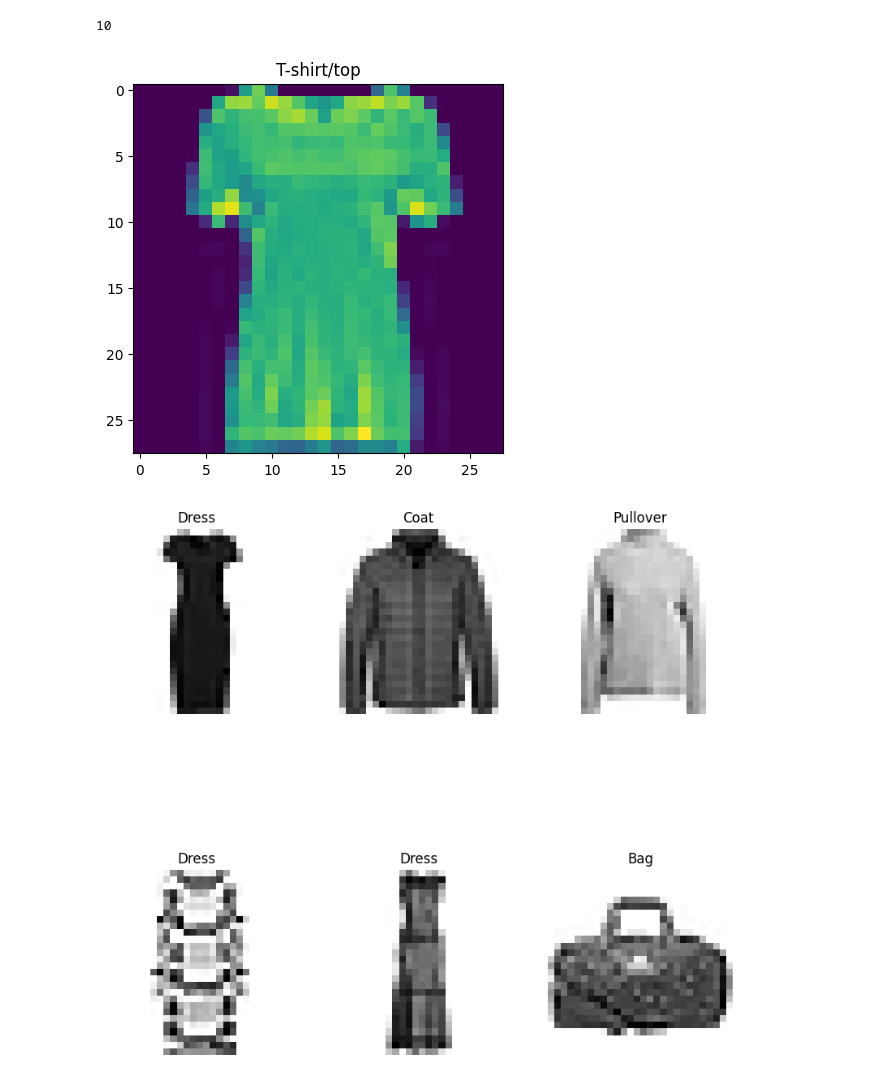
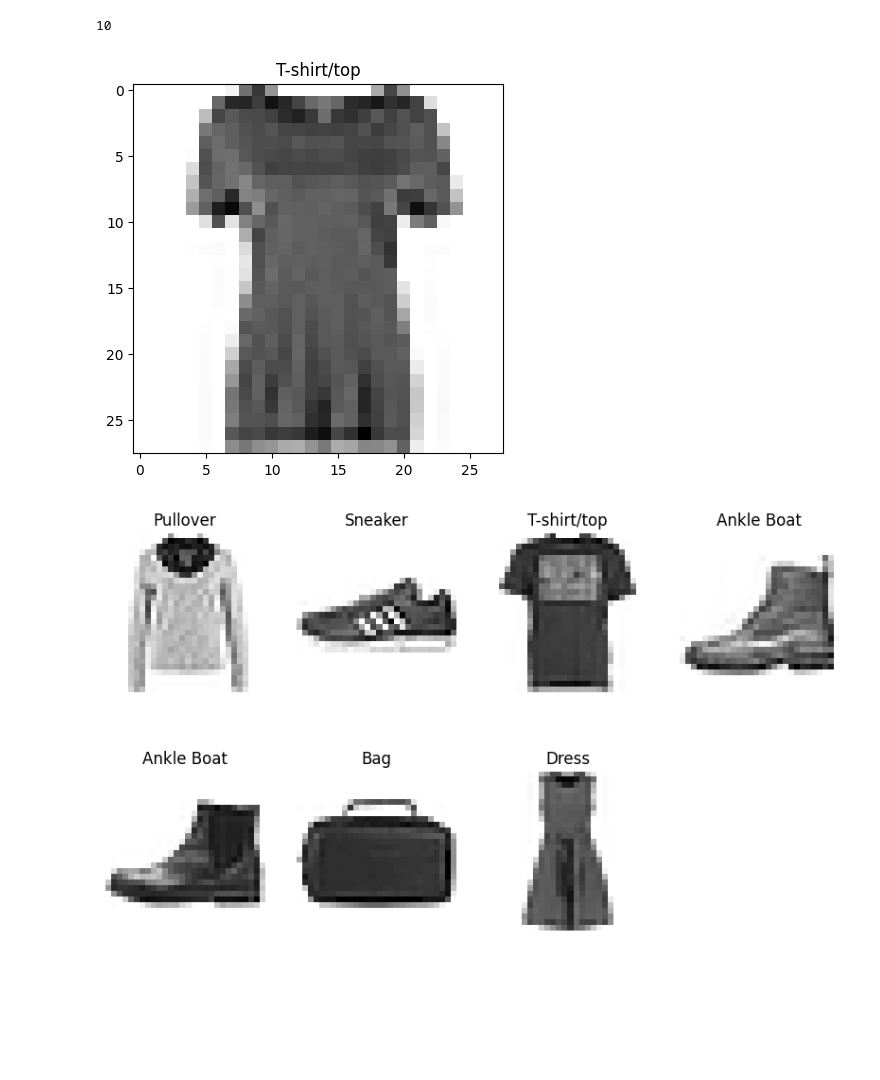
Before and after one commit to hvanli/01_tensorflow_htv, a Jupyter notebook: 03_tensorflow_neural_network_classification/nb/02_tensorflow_multi_class_classfication.ipynb, the cells around one changed output. Cells and saved outputs as stored; diff of their text form; code cells hidden in the pictures; blank space fills up the shorter version.

```diff
--- a/03_tensorflow_neural_network_classification/nb/02_tensorflow_multi_class_classfication.ipynb
+++ b/03_tensorflow_neural_network_classification/nb/02_tensorflow_multi_class_classfication.ipynb
@@ -58,33 +38,33 @@ len(class_names)
 #plot and example image and label
 
 def plot_image_with_class_name(X_train=train_images, y_train=train_labels, class_names=class_names, index=0):
-    plt.imshow(X_train[index])
+    plt.imshow(X_train[index], cmap=plt.cm.binary)
     plt.title(class_names[y_train[index]])
 
 plot_image_with_class_name(index=10)
 # %% [output]
-[figure, old version]
+[figure, new version]
 # %%
 import numpy as np
 import matplotlib.pyplot as plt
 import random
 
 def plot_n_number_of_images(images=train_images,
                             labels=train_labels,
                             label_names=class_names,
                             num_sample=15,
-                           num_col=5):
-    plt.figure(figsize=(10, 10))
+                            num_col=5):
+    plt.figure(figsize=(10, 6))
     for i in range(num_sample):
         ax = plt.subplot(int(np.ceil(num_sample / num_col)), num_col, i+1)
         rand_index = random.choice(range(len(images)))
         plt.imshow(images[rand_index], cmap=plt.cm.binary)
         plt.title(label_names[train_labels[rand_index]])
         plt.axis(False)
 
-plot_n_number_of_images(num_sample=6, num_col=3)
+plot_n_number_of_images(num_sample=7, num_col=4)
 # %% [output]
-[figure, old version]
+[figure, new version]
 # %%
 keras.utils.set_random_seed(42)
 
```
Also changed, not shown: parts of 29 cells of this notebook.
